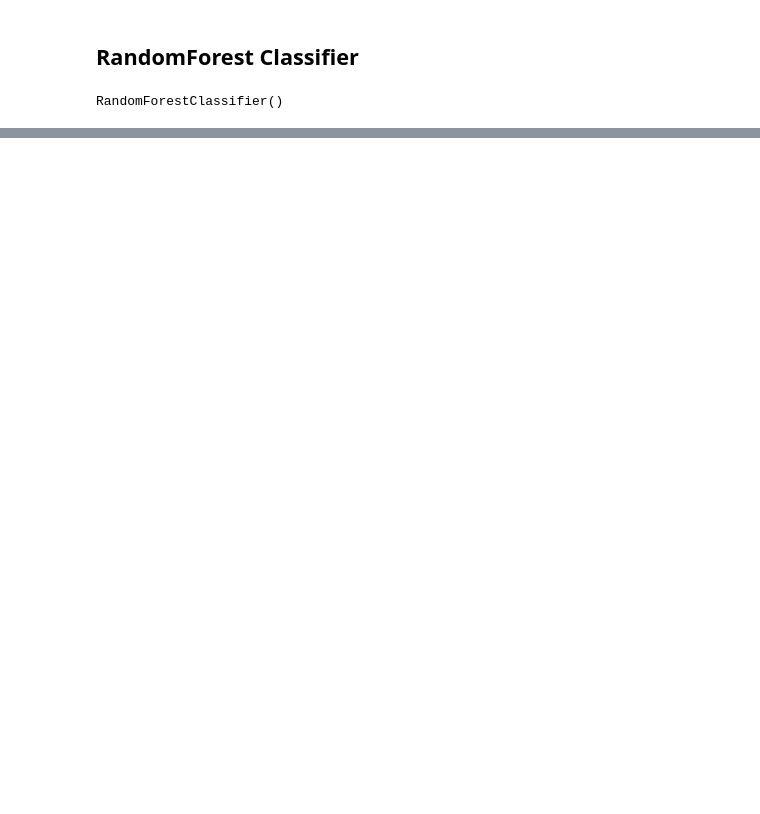
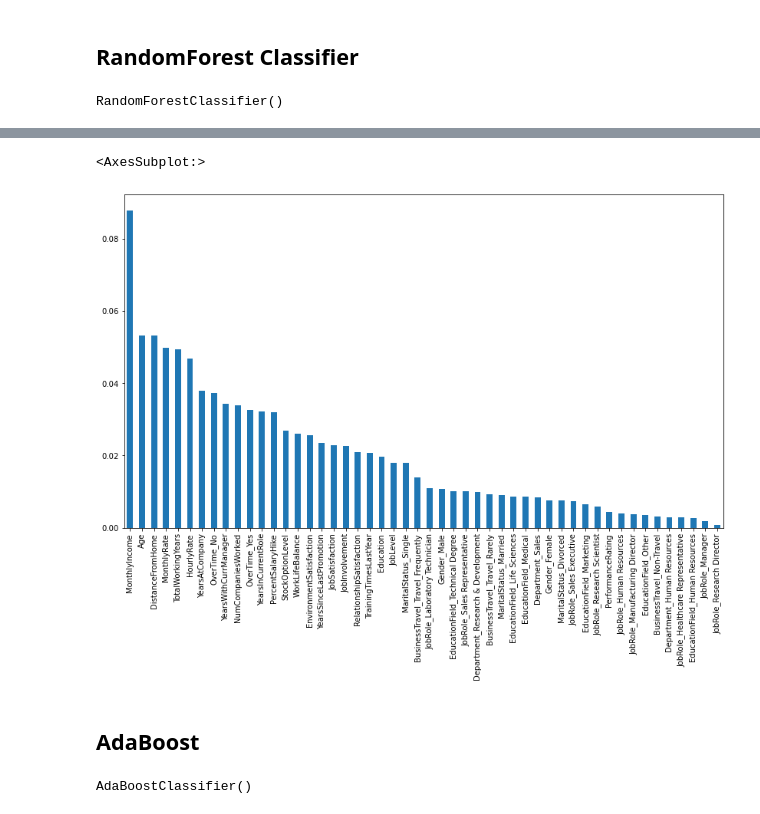
Before and after one commit to caesarorz/HRAttrition, a Jupyter notebook: Project HR Complete.ipynb, the cells around one changed output, grey strips where cells are left out. Drawn from its saved outputs; the diff is of its cells as text; code cells hidden in the pictures; blank space fills up the shorter version.

```diff
--- a/Project HR Complete.ipynb
+++ b/Project HR Complete.ipynb
@@ -536,0 +502,9 @@ Confusion Matrix:
+# %%
+pd.Series(
+    rf_clf.feature_importances_,
+    index=X_train.columns).sort_values(ascending=False).plot(kind='bar', figsize=(14,8))
+# %% [output]
+<AxesSubplot:>
+[figure, added]
+# %% [markdown]
+## AdaBoost
@@ -536,0 +513,5 @@ Confusion Matrix:
+# %%
+a_clf = AdaBoostClassifier()
+a_clf.fit(X_train, y_train.ravel())
+# %% [output]
+AdaBoostClassifier()
```
Also changed, not shown: parts of 18 cells of this notebook, 3 other files.
